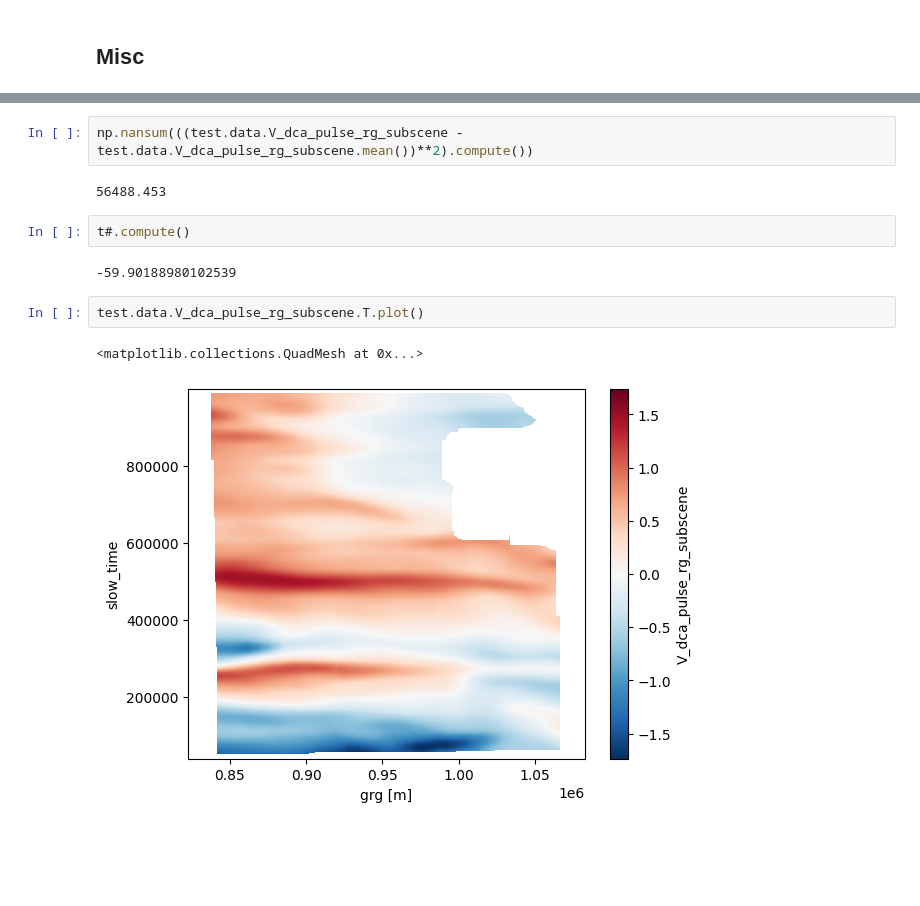
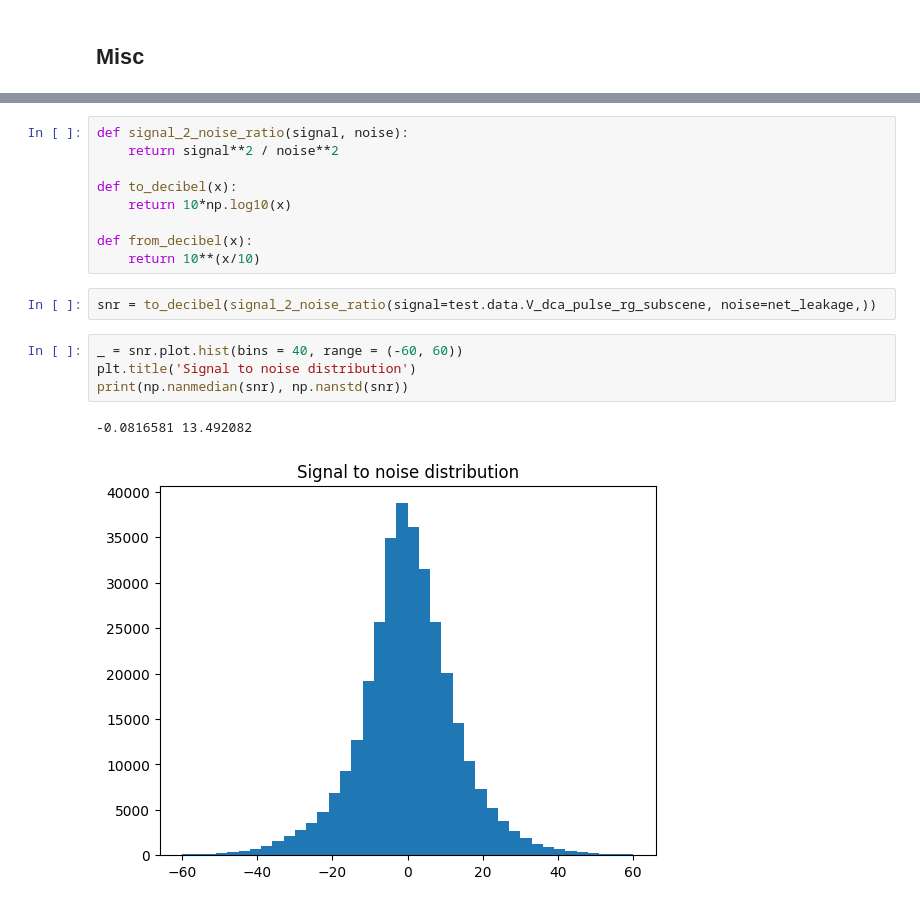
Before and after one commit to owenodriscoll/DopSCA_leakage, a Jupyter notebook: analyses/leakage/process_sentinel1_chain.ipynb, the cells around one changed output, grey strips where cells are left out. Saved outputs shown, nothing was run; the diff lists cells and outputs as text; blank space fills up the shorter version.

```diff
--- a/analyses/leakage/process_sentinel1_chain.ipynb
+++ b/analyses/leakage/process_sentinel1_chain.ipynb
@@ -171,13 +206,18 @@ t = 1 - np.nansum(net_velocity_error**2) / np.nansum((test.data.V_dca_pulse_rg_s
-# %%
-np.nansum(((test.data.V_dca_pulse_rg_subscene - test.data.V_dca_pulse_rg_subscene.mean())**2).compute())
-# %% [output]
-56488.453
-# %%
-t#.compute()
-# %% [output]
--59.90188980102539
-# %%
-test.data.V_dca_pulse_rg_subscene.T.plot()
-# %% [output]
-<matplotlib.collections.QuadMesh at 0x...>
-[figure, removed]
+# %%
+def signal_2_noise_ratio(signal, noise):
+    return signal**2 / noise**2
+
+def to_decibel(x):
+    return 10*np.log10(x)
+
+def from_decibel(x):
+    return 10**(x/10)
+# %%
+snr = to_decibel(signal_2_noise_ratio(signal=test.data.V_dca_pulse_rg_subscene, noise=net_leakage,))
+# %%
+_ = snr.plot.hist(bins = 40, range = (-60, 60))
+plt.title('Signal to noise distribution')
+print(np.nanmedian(snr), np.nanstd(snr))
+# %% [output]
+-0.0816581 13.492082
+[figure, added]
```
Also changed, not shown: parts of 19 cells of this notebook, 2 other files.
